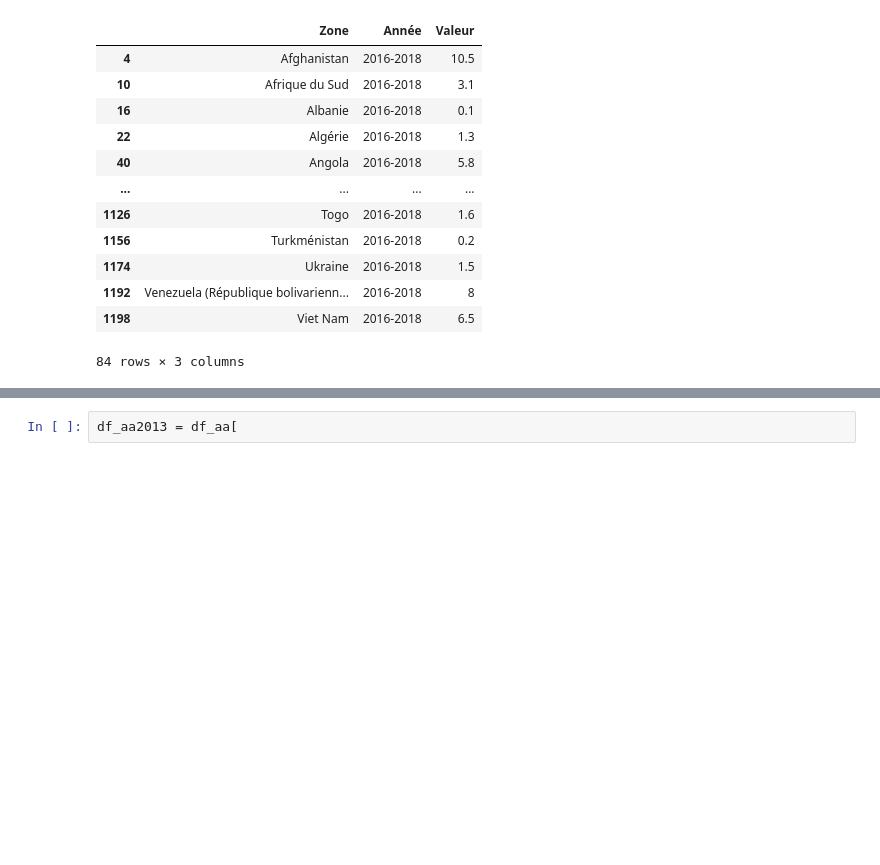
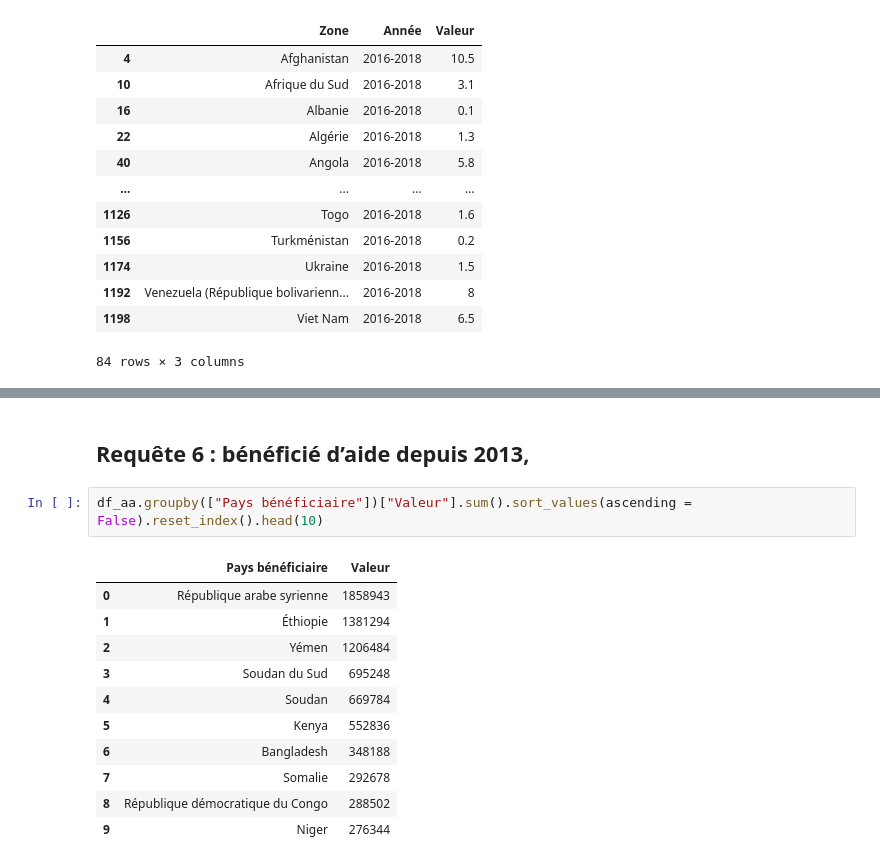
Before and after one commit to Valeeew/P4, a Jupyter notebook: etude_sante_publique.ipynb, the cells around one changed output, grey strips where cells are left out. Cells and saved outputs as stored; diff of their text form; blank space fills up the shorter version.

```diff
--- a/etude_sante_publique.ipynb
+++ b/etude_sante_publique.ipynb
@@ -227,2 +237,16 @@ df_aa
-# %%
-df_aa2013 = df_aa[
+# %% [markdown]
+<h2>Requête 6 : bénéficié d’aide depuis 2013,
+# %%
+df_aa.groupby(["Pays bénéficiaire"])["Valeur"].sum().sort_values(ascending = False).reset_index().head(10)
+# %% [output]
+|  | Pays bénéficiaire | Valeur |
+| 0 | République arabe syrienne | 1858943 |
+| 1 | Éthiopie | 1381294 |
+| 2 | Yémen | 1206484 |
+| 3 | Soudan du Sud | 695248 |
+| 4 | Soudan | 669784 |
+| 5 | Kenya | 552836 |
+| 6 | Bangladesh | 348188 |
+| 7 | Somalie | 292678 |
+| 8 | République démocratique du Congo | 288502 |
+| 9 | Niger | 276344 |
```
Also changed, not shown: parts of 6 cells of this notebook.
